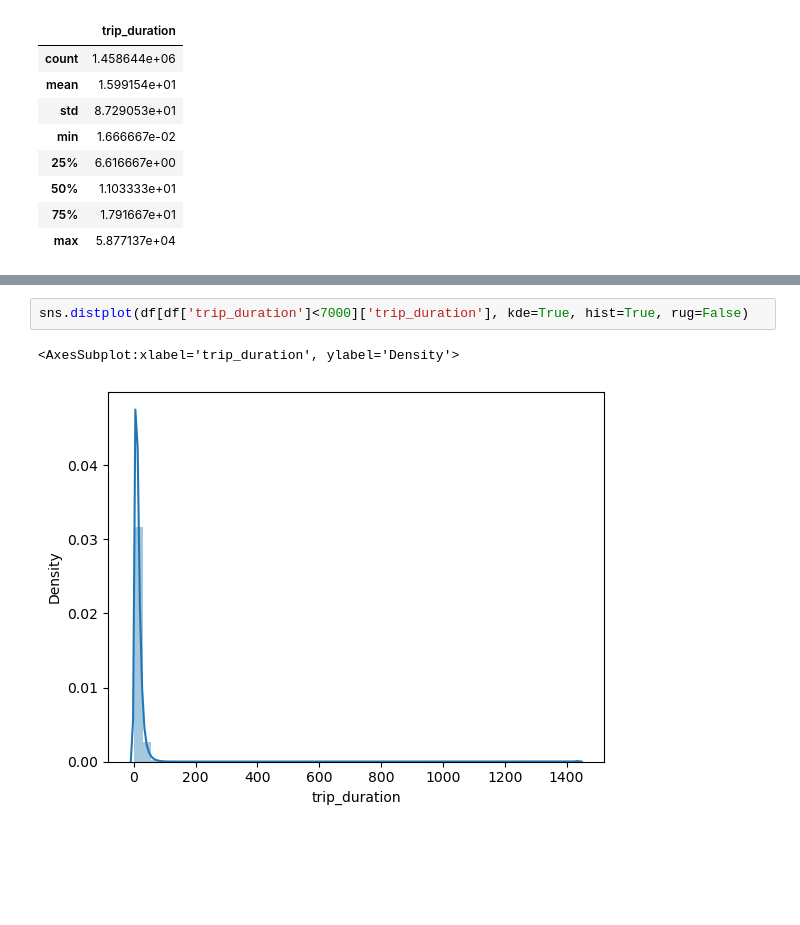
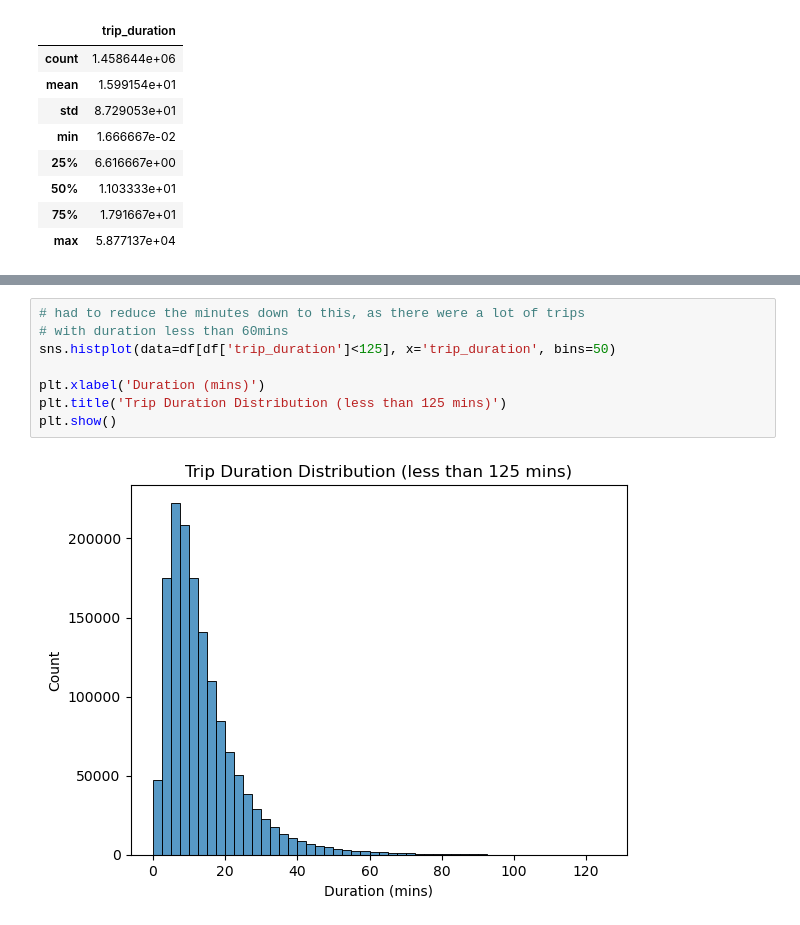
Before and after one commit to darklord-57/darklord, a Jupyter notebook: data_analysis/cab_trip/cab_eda.ipynb, the cells around one changed output, grey strips where cells are left out. Cells and saved outputs as stored; diff of their text form; blank space fills up the shorter version.

```diff
--- a/data_analysis/cab_trip/cab_eda.ipynb
+++ b/data_analysis/cab_trip/cab_eda.ipynb
@@ -90,5 +78,10 @@ sns.distplot(df[df['trip_duration']>7000]['trip_duration'], kde=True, hist=True,
-# %%
-sns.distplot(df[df['trip_duration']<7000]['trip_duration'], kde=True, hist=True, rug=False)
-# %% [output]
-<AxesSubplot:xlabel='trip_duration', ylabel='Density'>
-[figure, removed]
+# %%
+# had to reduce the minutes down to this, as there were a lot of trips
+# with duration less than 60mins
+sns.histplot(data=df[df['trip_duration']<125], x='trip_duration', bins=50)
+
+plt.xlabel('Duration (mins)')
+plt.title('Trip Duration Distribution (less than 125 mins)')
+plt.show()
+# %% [output]
+[figure, added]
```
Also changed, not shown: parts of 49 cells of this notebook, 1 other file.
